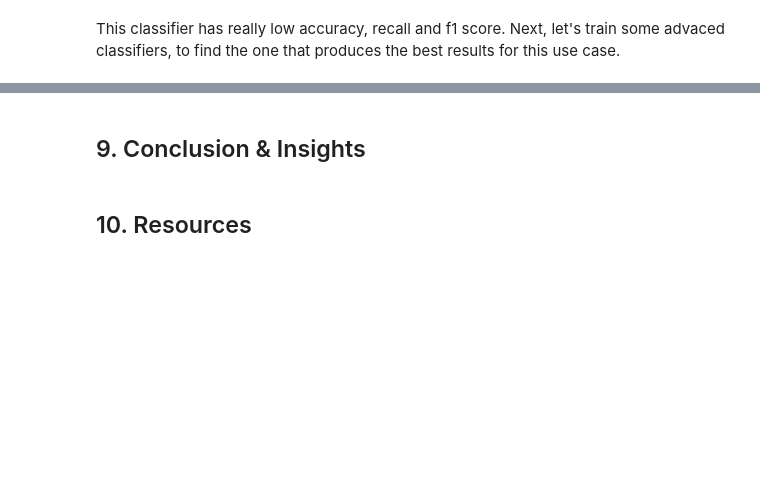
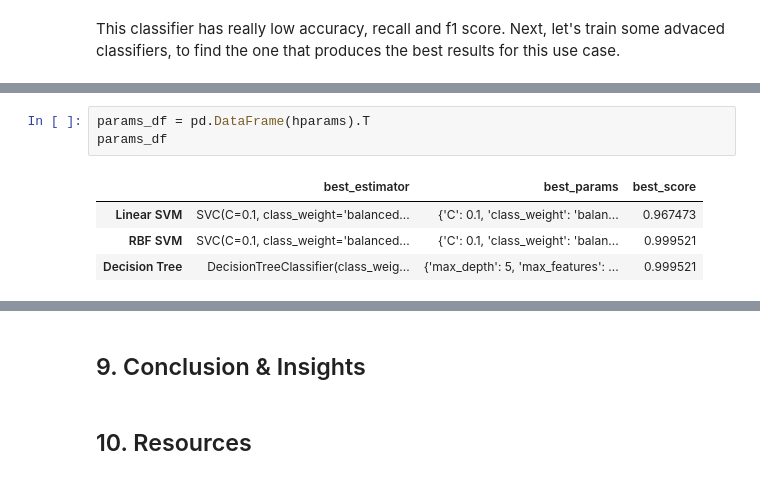
Before and after one commit to mkalimeri/clinical_notes_analysis, a Jupyter notebook: Healthcare_Text_Analysis.ipynb, the cells around one changed output, grey strips where cells are left out. Drawn from its saved outputs; the diff is of its cells as text; blank space fills up the shorter version.

```diff
--- a/Healthcare_Text_Analysis.ipynb
+++ b/Healthcare_Text_Analysis.ipynb
@@ -819,0 +956,8 @@ Please also refer to the documentation for alternative solver options:
+# %%
+params_df = pd.DataFrame(hparams).T
+params_df
+# %% [output]
+|  | best_estimator | best_params | best_score |
+| Linear SVM | SVC(C=0.1, class_weight='balanced... | {'C': 0.1, 'class_weight': 'balan... | 0.967473 |
+| RBF SVM | SVC(C=0.1, class_weight='balanced... | {'C': 0.1, 'class_weight': 'balan... | 0.999521 |
+| Decision Tree | DecisionTreeClassifier(class_weig... | {'max_depth': 5, 'max_features': ... | 0.999521 |
```
Also changed, not shown: parts of 11 cells of this notebook, 1 other file.
